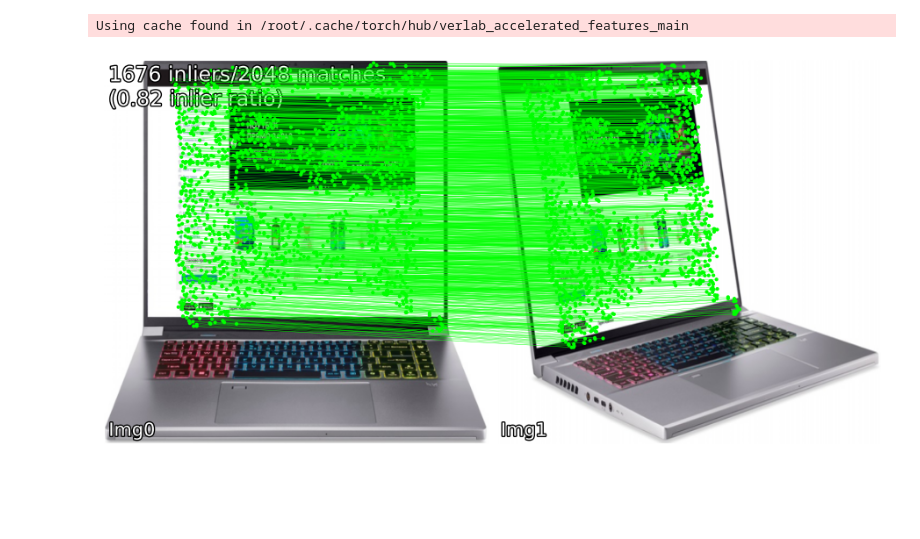
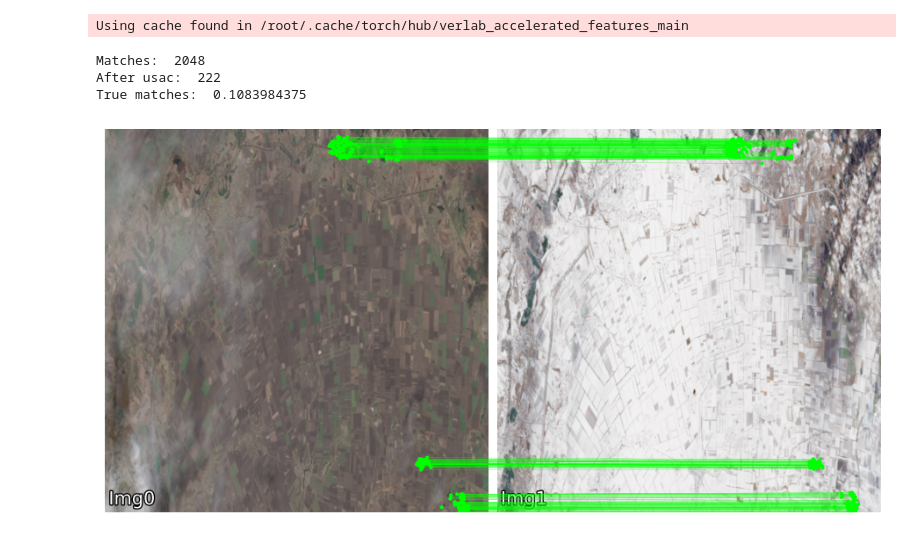
Before and after one commit to hatiff/TinyRoMa_satelite_matching, a Jupyter notebook: Tiny_roma_demo.ipynb, the cells around one changed output. Cells and saved outputs as stored; diff of their text form; code cells hidden in the pictures; blank space fills up the shorter version.

```diff
--- a/Tiny_roma_demo.ipynb
+++ b/Tiny_roma_demo.ipynb
@@ -7,4 +23,5 @@
 # %%
+
 from match.viz import plot_matches
 from match.roma_matcher import TinyRomaMatcher as tiny_matcher
 
@@ -13,17 +30,18 @@ import torch
 ransac_kwargs = {'ransac_thresh':3,
                   'ransac_conf':0.999,
                   'ransac_iters':2000}
-device = torch.device("cuda" if torch.cuda.is_available() else "cpu")  # 'cpu'
+device = torch.device("cuda" if torch.cuda.is_available() else "cpu")
 matcher = tiny_matcher()
-img_size = 500  # optional
-
-img0 = matcher.load_image('match/images/Note_f.jpg', resize=img_size)
-img1 = matcher.load_image('match/images/Note_l.jpg', resize=img_size)
-
-result = matcher(img0, img1)
-
-
-plot_matches(img0, img1, result, show_matched_kpts=False, save_path='plot_matches.png')
+img_size = 500
 # %% [output]
 Using cache found in /root/.cache/torch/hub/verlab_accelerated_features_main
-[figure, removed]
+# %%
+img0 = matcher.load_image('images/1Loc_a.jpg', resize=img_size)
+img1 = matcher.load_image('images/1Loc_b.jpg', resize=img_size)
+result = matcher(img0, img1)
+plot_matches(img0, img1, result, show_matched_kpts=False, save_path='plot_matches.png')
+# %% [output]
+Matches:  2048
+After usac:  222
+True matches:  0.1083984375
+[figure, added]
```
Also changed, not shown: parts of 2 cells of this notebook, 4 other files.
